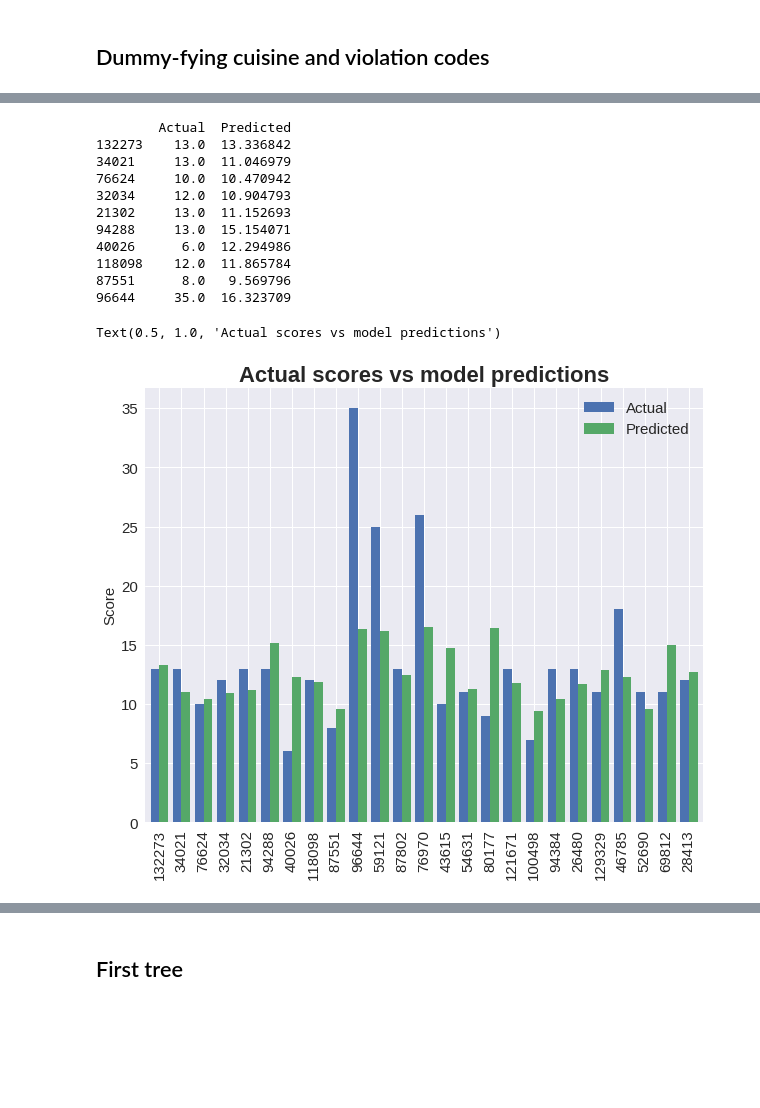
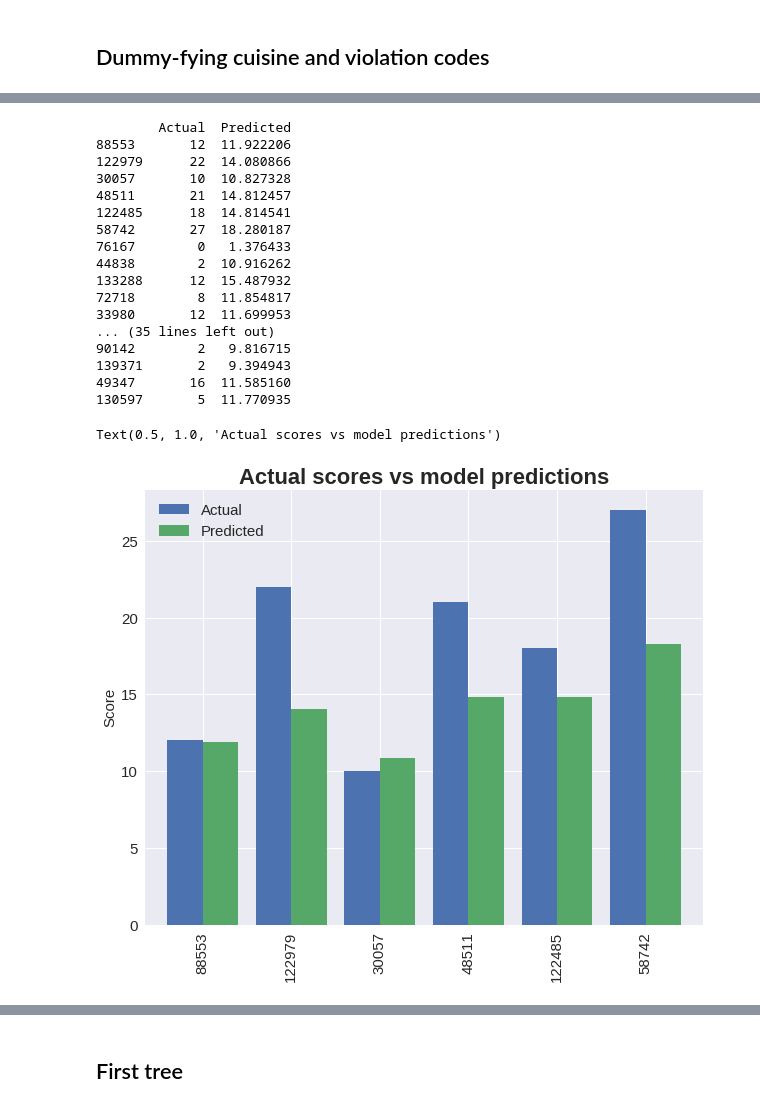
Before and after one commit to eungam/NYC-restaurant-inspections, a Jupyter notebook: Copy_of_Final_Project_Restaurant_Grades_NYC.ipynb, the cells around one changed output, grey strips where cells are left out. Drawn from its saved outputs; the diff is of its cells as text; code cells hidden in the pictures; blank space fills up the shorter version.

```diff
--- a/Copy_of_Final_Project_Restaurant_Grades_NYC.ipynb
+++ b/Copy_of_Final_Project_Restaurant_Grades_NYC.ipynb
@@ -85,4 +74,43 @@ GRADE               0
 dtype: int64
+# %%
+# converting SCORE to int
+dataset.SCORE = dataset.SCORE.astype(int)
+
+# removing rows where C grade is not 28+ points
+index_remove = dataset[(dataset['SCORE'] <= 27) & (dataset['GRADE'] == 'C')].index
+dataset.drop(index_remove, inplace=True)
+
+# renaming columns
+dataset = dataset.rename(
+    columns={
+        "ÔªøCAMIS": "Restaurant ID",
+        "DBA": "Restaurant Name",
+        "CUISINE DESCRIPTION": "Cuisine"
+            })
+
+# deleting columns we won't use
+dataset = dataset.drop(["BUILDING",
+                        "PHONE",
+                        "Community Board",
+                        "Council District",
+                        "Census Tract",
+                        "BIN",
+                        "BBL",
+                        "NTA",
+                        "Restaurant Name",
+                        "Restaurant ID",
+                        "STREET",
+                        "ACTION",
+                        "VIOLATION DESCRIPTION",
+                        "INSPECTION TYPE",
+                        "GRADE DATE",
+                        "RECORD DATE",
+                        "Latitude",
+                        "Longitude",
+                        "ZIPCODE",
+                        "INSPECTION DATE",
+                        "CRITICAL FLAG",
+                        "RECORD DATE"], axis=1)
 # %% [markdown]
 ## Dummy-fying borough values
 # %%
@@ -216,29 +236,35 @@ print(predictions[0:50])
 # %%
 # comparing predictions vs y_test
 predictions_df = pd.DataFrame({'Actual': y_test, 'Predicted': predictions})
-print(predictions_df.head(10))
+print(predictions_df.head(50))
 # %% [output]
         Actual  Predicted
-132273    13.0  13.336842
-34021     13.0  11.046979
-76624     10.0  10.470942
-32034     12.0  10.904793
-21302     13.0  11.152693
-94288     13.0  15.154071
-40026      6.0  12.294986
-118098    12.0  11.865784
-87551      8.0   9.569796
-96644     35.0  16.323709
+88553       12  11.922206
+122979      22  14.080866
+30057       10  10.827328
+48511       21  14.812457
+122485      18  14.814541
+58742       27  18.280187
+76167        0   1.376433
+44838        2  10.916262
+133288      12  15.487932
+72718        8  11.854817
+33980       12  11.699953
+... (35 lines left out)
+90142        2   9.816715
+139371       2   9.394943
+49347       16  11.585160
+130597       5  11.770935
 # %%
 # plotting actual vs predicted values
-pred_plot = predictions_df.head(25)
+pred_plot = predictions_df.head(6)
 pred_plot.plot(kind='bar',figsize=(10,8), fontsize=15, width=0.8)
 plt.ylabel('Score', fontsize=15)
 plt.legend(fontsize= 15)
 plt.title('Actual scores vs model predictions', fontsize=22, fontweight='bold')
 # %% [output]
 Text(0.5, 1.0, 'Actual scores vs model predictions')
-[figure, old version]
+[figure, new version]
 # %%
 coef_reg = pd.DataFrame({"Features":dataset_num.columns[1:],
                                     "Coef": reg.coef_})
```
Also changed, not shown: parts of 62 cells of this notebook.
